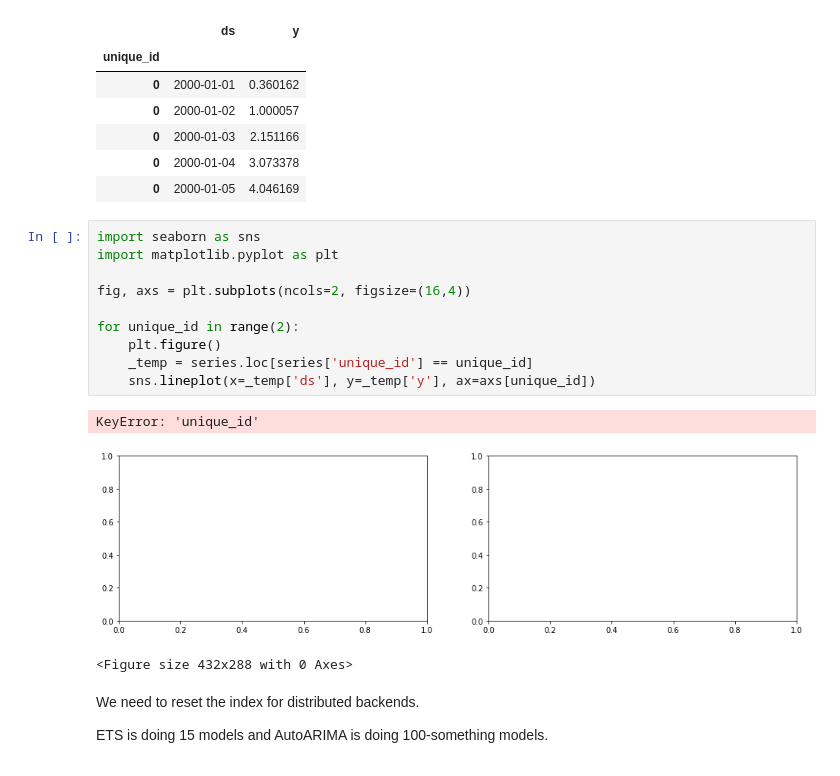
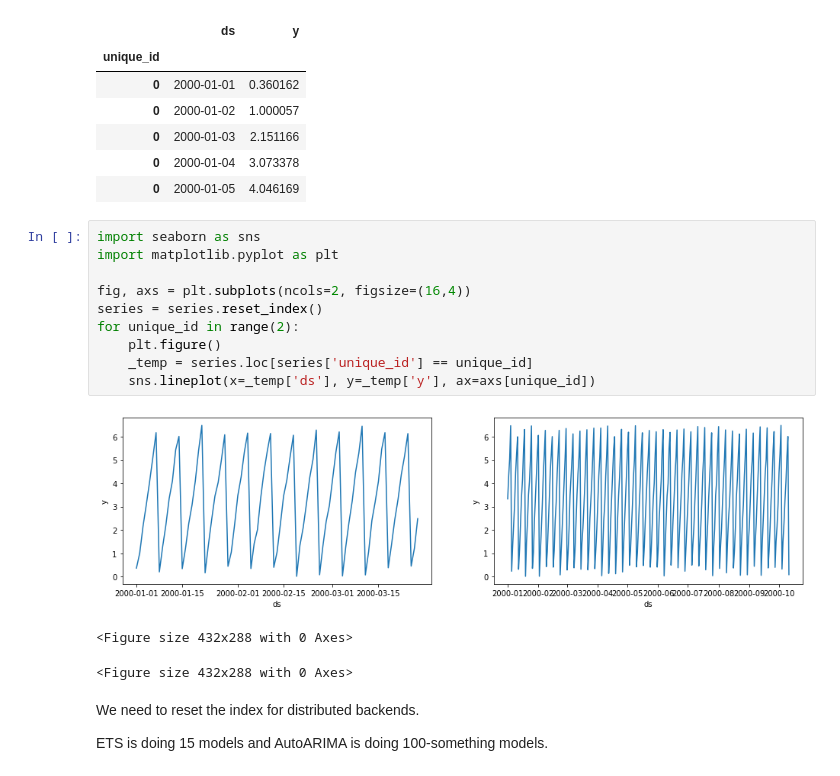
Before and after one commit to kvnkho/pydata-timeseries-forecasting, a Jupyter notebook: notebooks/01-introduction_to_nixtla.ipynb, the cells around one changed output. Saved outputs shown, nothing was run; the diff lists cells and outputs as text.

```diff
--- a/notebooks/01-introduction_to_nixtla.ipynb
+++ b/notebooks/01-introduction_to_nixtla.ipynb
@@ -67,16 +65,16 @@ series.head()
 # %%
 import seaborn as sns
 import matplotlib.pyplot as plt
 
 fig, axs = plt.subplots(ncols=2, figsize=(16,4))
-
+series = series.reset_index()
 for unique_id in range(2):
     plt.figure()
     _temp = series.loc[series['unique_id'] == unique_id]
     sns.lineplot(x=_temp['ds'], y=_temp['y'], ax=axs[unique_id])
 # %% [output]
+[figure, new version]
-KeyError: 'unique_id'
+<Figure size 432x288 with 0 Axes>
-[figure, old version]
 <Figure size 432x288 with 0 Axes>
 # %% [markdown]
 We need to reset the index for distributed backends.
```
Also changed, not shown: parts of 3 cells of this notebook, 1 other file.
